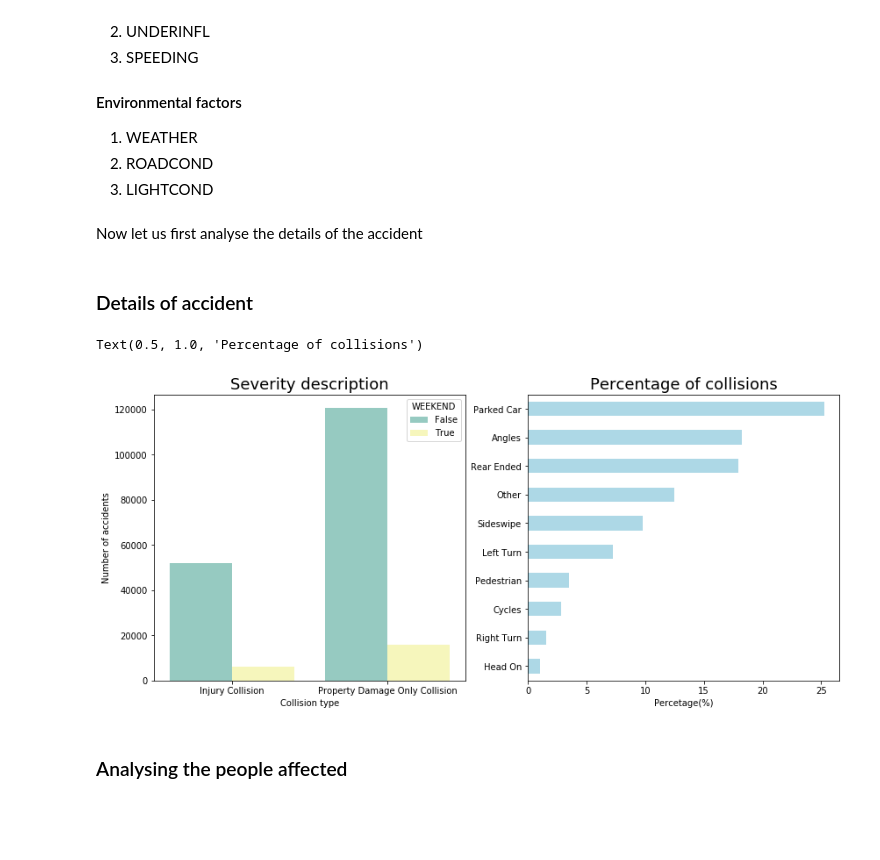
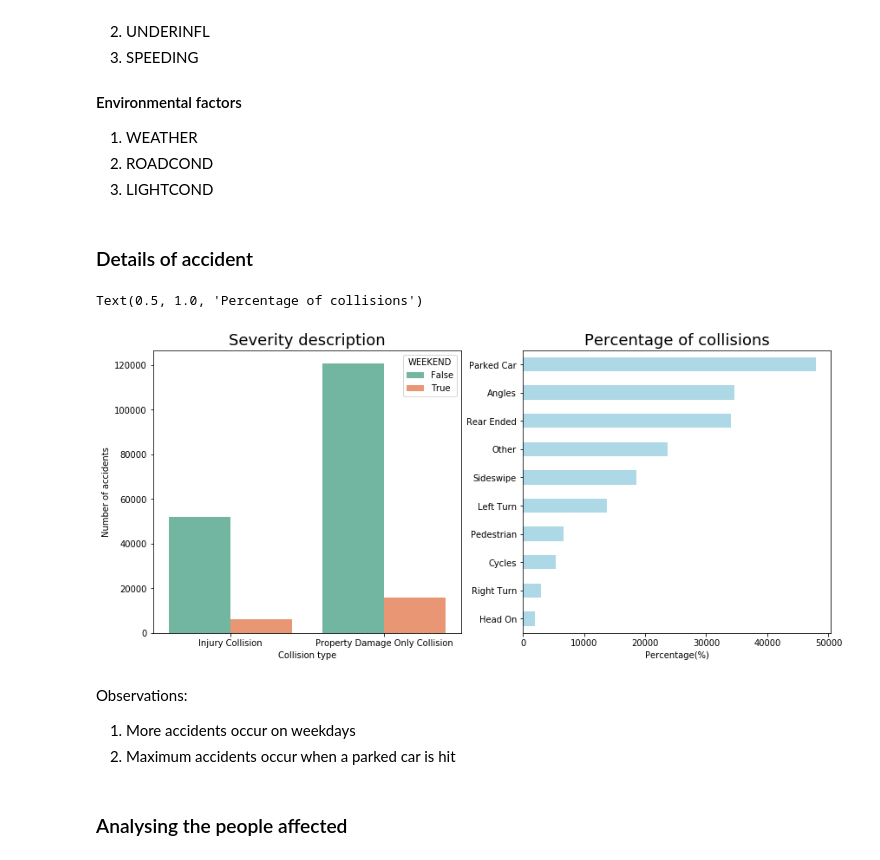
Before and after one commit to anupam-misra/Coursera_Capstone, a Jupyter notebook: accident_prevention_ML_model.ipynb, the cells around one changed output. Saved outputs shown, nothing was run; the diff lists cells and outputs as text; code cells hidden in the pictures; blank space fills up the shorter version.

```diff
--- a/accident_prevention_ML_model.ipynb
+++ b/accident_prevention_ML_model.ipynb
@@ -341,29 +316,31 @@ No Nan datas are remaining in the dataset
 1. WEATHER
 2. ROADCOND
 3. LIGHTCOND
-# %% [markdown]
-Now let us first analyse the details of the accident
 # %% [markdown]
 ### Details of accident
 # %%
 df['DAY'] = pd.to_datetime(df['INCDATE']).dt.dayofweek
 df['WEEKEND'] = df['DAY'] > 5
 df['WEEKEND'].rename({'False':'Weekday', 'True':'Weekend'}, inplace=True)
 
 plt.figure(figsize=(14, 6))
 plt.subplot(1,2,1)
-sns.countplot(x="SEVERITYDESC",hue="WEEKEND", data=df, palette="Set3")
+sns.countplot(x="SEVERITYDESC",hue="WEEKEND", data=df, palette="Set2")
 plt.title('Severity description', fontsize=18)
 plt.xlabel("Collision type")
 plt.ylabel("Number of accidents")
 
 plt.subplot(1,2,2)
-df['COLLISIONTYPE'].value_counts(normalize=True, ascending=True).mul(100).plot.barh(color='lightblue')
-plt.xlabel("Percetage(%)")
+df['COLLISIONTYPE'].value_counts(ascending=True).plot.barh(color='lightblue')
+plt.xlabel("Percentage(%)")
 plt.title("Percentage of collisions", fontsize=18)
 # %% [output]
 Text(0.5, 1.0, 'Percentage of collisions')
-[figure, old version]
+[figure, new version]
+# %% [markdown]
+Observations:
+1. More accidents occur on weekdays
+2. Maximum accidents occur when a parked car is hit
 # %% [markdown]
 ### Analysing the people affected
 # %%
```
Also changed, not shown: parts of 23 cells of this notebook.
